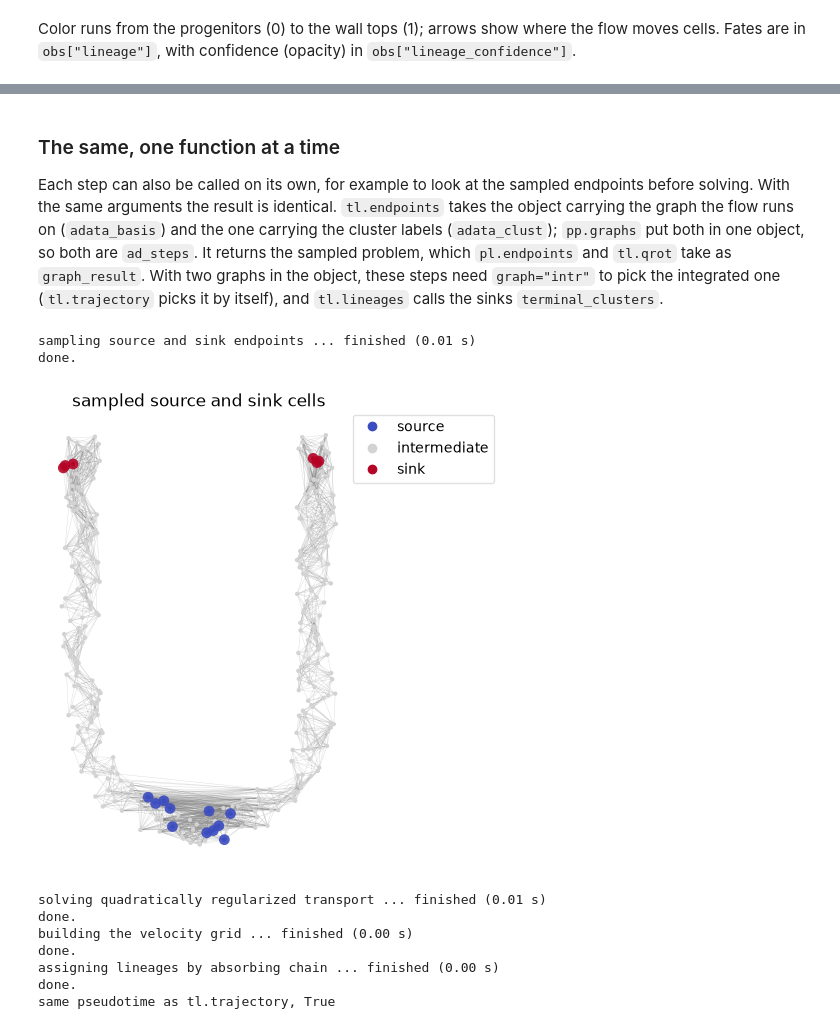
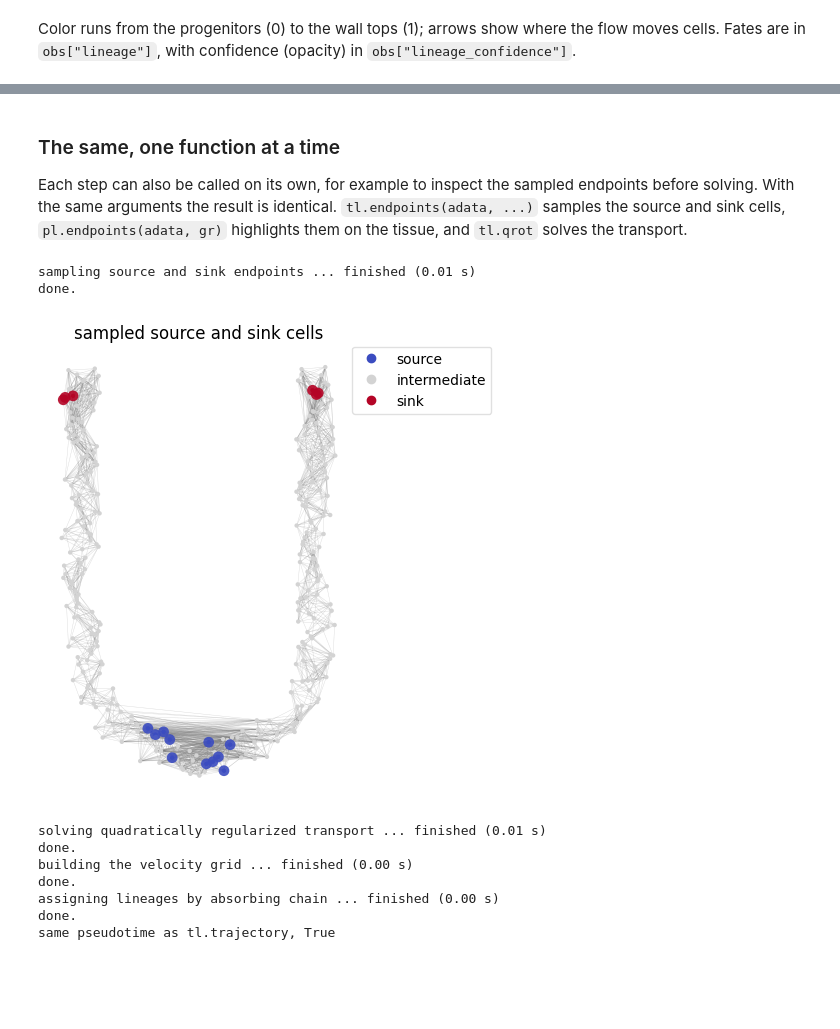
Before and after one commit to ajpiy/deltatrace, a Jupyter notebook: examples/quickstart.ipynb, the cells around one changed output, grey strips where cells are left out. Saved outputs shown, nothing was run; the diff lists cells and outputs as text; code cells hidden in the pictures; blank space fills up the shorter version.

```diff
--- a/examples/quickstart.ipynb
+++ b/examples/quickstart.ipynb
@@ -52,23 +52,22 @@ step under that edge.
 # integrated graph on the tissue at increasing p_keep
 fig, axs = plt.subplots(1, 5, figsize=(18, 4.2))
 for ax, p in zip(axs, [0.25, 0.32, 0.40, 0.45, 0.55]):
-    g = dt.pp.graphs(
+    g = dt.pp.integrate(
         adata_sc=adata,
         adata_dist=adata_dist,
         p_keep=p,
         verbose=0,
     )
     gr = dt.tl.endpoints(
-        adata_basis=g,
-        adata_clust=g,
+        g,
         source_clusters=["progenitor"],
         sink_clusters=["fate_A", "fate_B"],
         graph="intr",
         verbose=0,
     )
     dt.pl.endpoints(
-        graph_result=gr,
-        adata=g,
+        g,
+        gr,
         edge_alpha=0.4,
         ax=ax,
         show=False,
@@ -118,36 +118,31 @@ dt.pl.lineages(
 # %% [markdown]
 ### The same, one function at a time
 
-Each step can also be called on its own, for example to look at the sampled endpoints before
-solving. With the same arguments the result is identical. `tl.endpoints` takes the object carrying the
-graph the flow runs on (`adata_basis`) and the one carrying the cluster labels (`adata_clust`); `pp.graphs`
-put both in one object, so both are `ad_steps`. It returns the sampled problem, which `pl.endpoints` and
-`tl.qrot` take as `graph_result`. With two graphs in the object, these steps need `graph="intr"` to pick
-the integrated one (`tl.trajectory` picks it by itself), and `tl.lineages` calls the sinks
-`terminal_clusters`.
+Each step can also be called on its own, for example to inspect the sampled endpoints before
+solving. With the same arguments the result is identical. `tl.endpoints(adata, ...)` samples the source
+and sink cells, `pl.endpoints(adata, gr)` highlights them on the tissue, and `tl.qrot` solves the transport.
 # %%
-ad_steps = dt.pp.graphs(
+ad_steps = dt.pp.integrate(
     adata_sc=adata,
     adata_dist=adata_dist,
     p_keep=0.32,
     verbose=0,
 )
 gr = dt.tl.endpoints(
-    adata_basis=ad_steps,
-    adata_clust=ad_steps,
+    ad_steps,
     source_clusters=["progenitor"],
     sink_clusters=["fate_A", "fate_B"],
     graph="intr",
 )
 dt.pl.endpoints(
-    graph_result=gr,
-    adata=ad_steps,
+    ad_steps,
+    gr,
     title="sampled source and sink cells",
 )
 # %% [output]
 sampling source and sink endpoints ... finished (0.01 s)
 done.
-[figure, old version]
+[figure, new version]
 # %%
 dt.tl.qrot(
     graph_result=gr,
```
Also changed, not shown: parts of 11 cells of this notebook, 41 other files.
